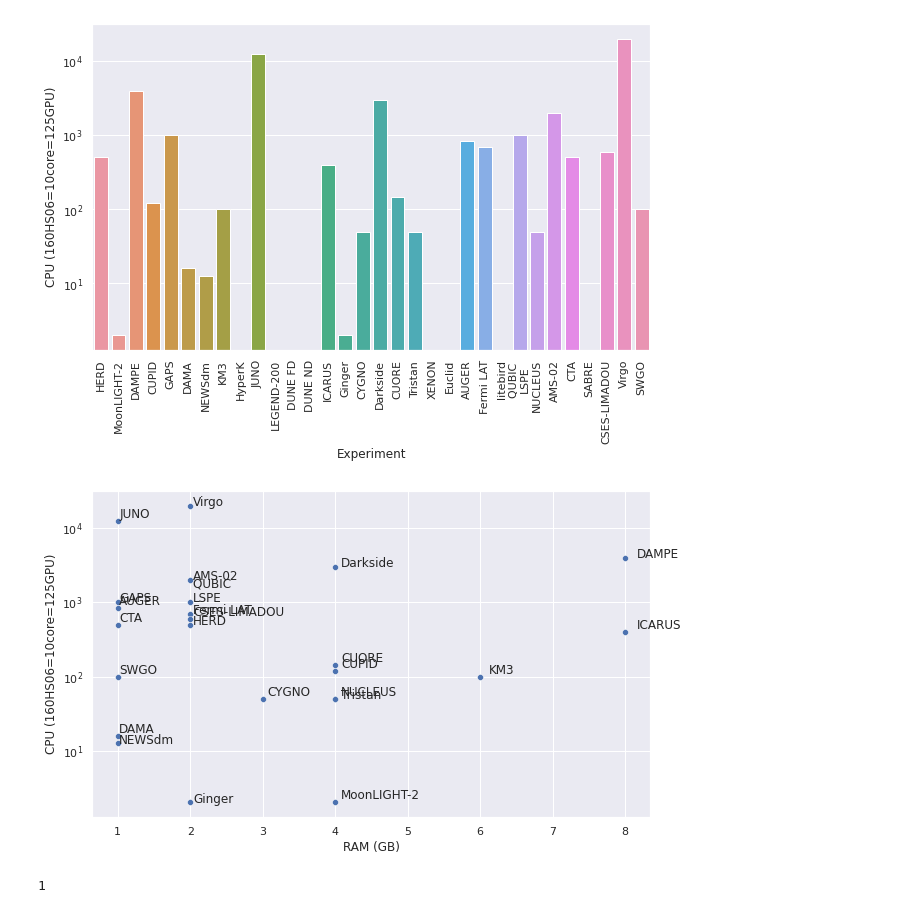
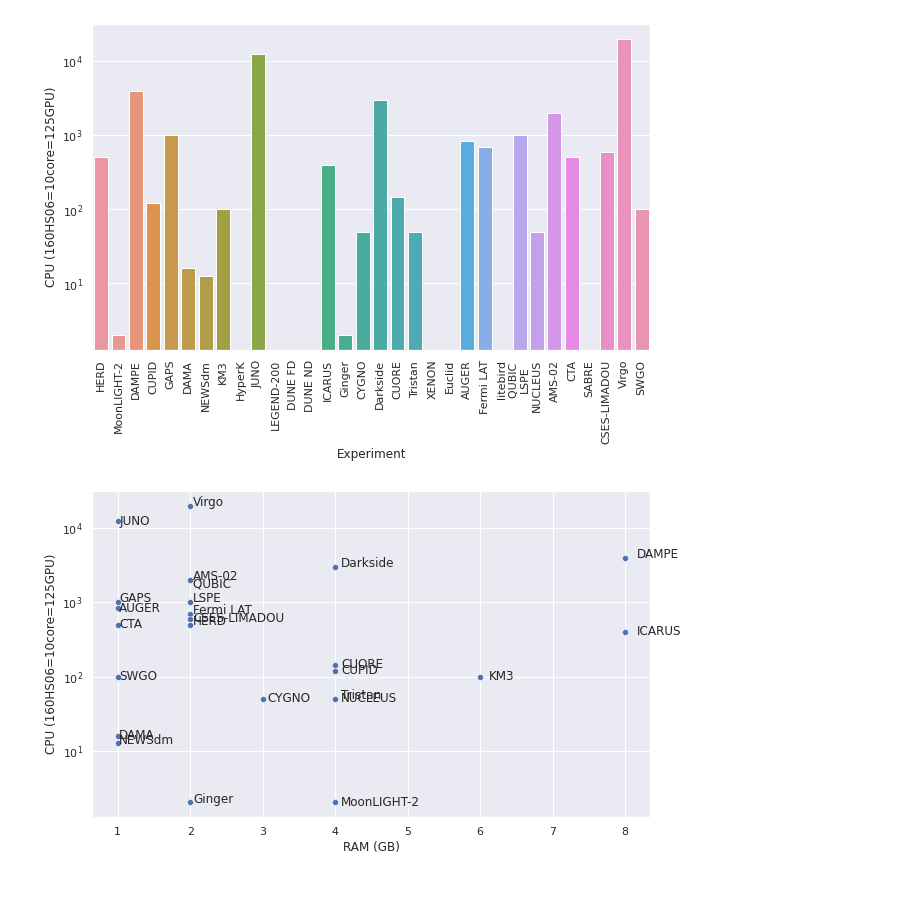
Before and after one commit to gmazzitelli/GSN2, a Jupyter notebook: rateVsSizeAP.ipynb, the cells around one changed output. Cells and saved outputs as stored; diff of their text form; code cells hidden in the pictures.

```diff
--- a/rateVsSizeAP.ipynb
+++ b/rateVsSizeAP.ipynb
@@ -175,20 +176,16 @@ plt.show()
 # %%
 fig, ax = plt.subplots(figsize=(10,6))
 sns.scatterplot(data=pd[pd["CPU (160HS06=10core=125GPU)"]>0], x="RAM (GB)", y="CPU (160HS06=10core=125GPU)")
 for i in range(pd.shape[0]):
   if pd["CPU (160HS06=10core=125GPU)"][i]>0:
     x=pd["RAM (GB)"][i]+pd["RAM (GB)"][i]*0.02
-    y=pd["CPU (160HS06=10core=125GPU)"][i]+pd["CPU (160HS06=10core=125GPU)"][i]*(i%2)*0.1
+    y=pd["CPU (160HS06=10core=125GPU)"][i]-pd["CPU (160HS06=10core=125GPU)"][i]*(i%2)*0.1
     plt.text(x=x, y=y, s=pd["Experiment"][i])
 #ax.tick_params(axis='x', rotation=90)
 ax.set_yscale('log')
 #ax.set_xscale('log')
 #ax.set_ylabel("Ev size [KB]")
 #ax.set_ylim(0,5000)
 plt.show()
 # %% [output]
-[figure, old version]
+[figure, new version]
-# %%
-7%2
-# %% [output]
-1
```
Also changed, not shown: parts of 5 cells of this notebook.
